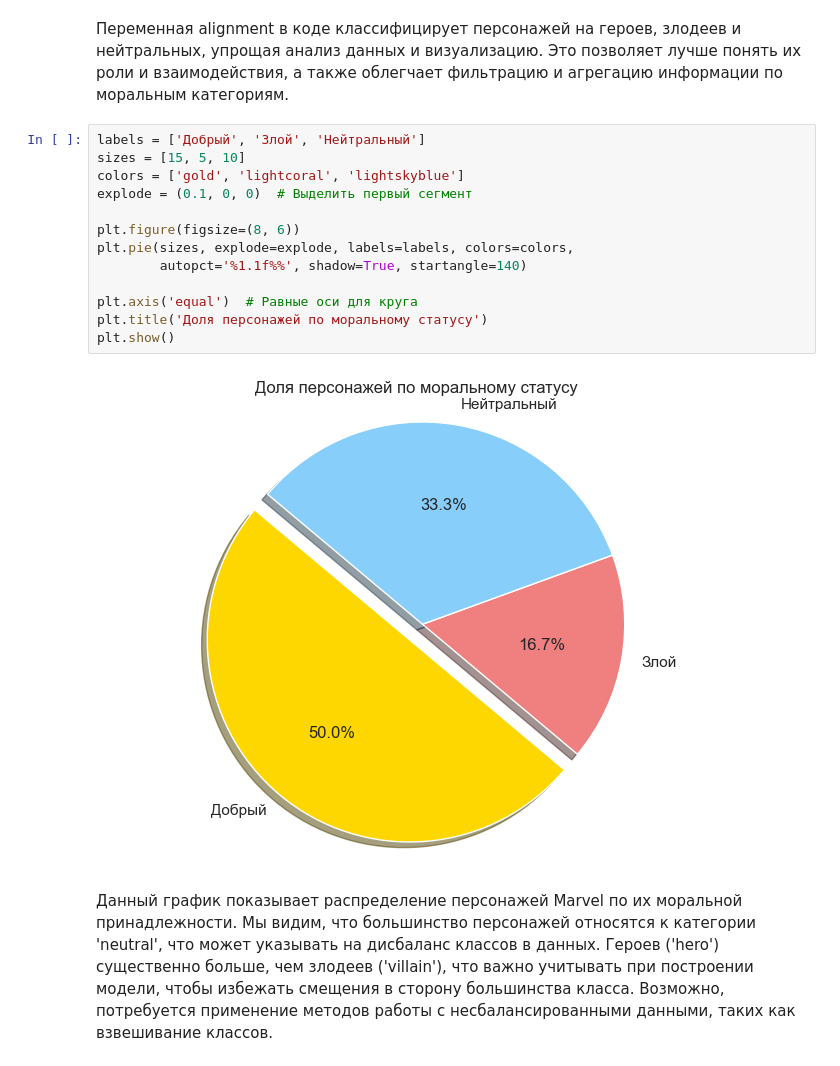
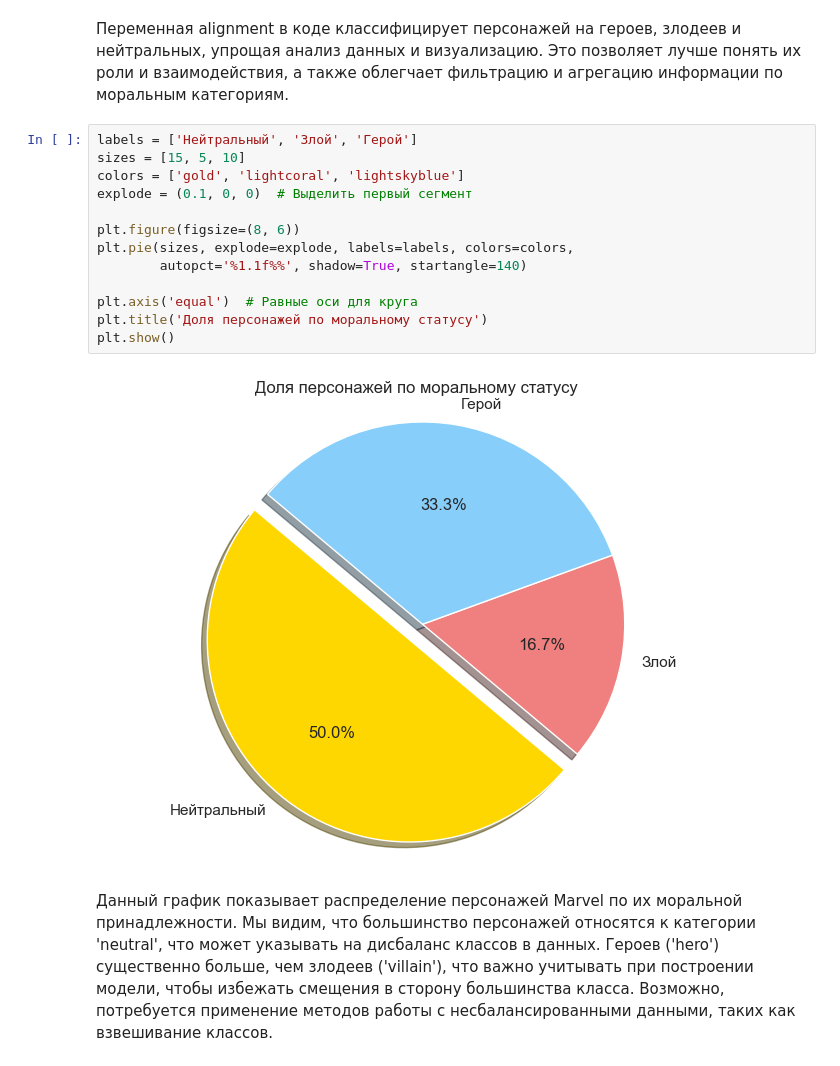
Before and after one commit to akivtt/marvel, a Jupyter notebook: visualizations.ipynb, the cells around one changed output. Cells and saved outputs as stored; diff of their text form.

```diff
--- a/visualizations.ipynb
+++ b/visualizations.ipynb
@@ -102,20 +102,20 @@ df['alignment'] = df['Teams'].apply(get_alignment)
 # %% [markdown]
 Переменная alignment в коде классифицирует персонажей на героев, злодеев и нейтральных, упрощая анализ данных и визуализацию. Это позволяет лучше понять их роли и взаимодействия, а также облегчает фильтрацию и агрегацию информации по моральным категориям.
 # %%
-labels = ['Добрый', 'Злой', 'Нейтральный']
+labels = ['Нейтральный', 'Злой', 'Герой']
 sizes = [15, 5, 10]
 colors = ['gold', 'lightcoral', 'lightskyblue']
 explode = (0.1, 0, 0)  # Выделить первый сегмент
 
 plt.figure(figsize=(8, 6))
 plt.pie(sizes, explode=explode, labels=labels, colors=colors,
         autopct='%1.1f%%', shadow=True, startangle=140)
 
 plt.axis('equal')  # Равные оси для круга
 plt.title('Доля персонажей по моральному статусу')
 plt.show()
 # %% [output]
-[figure, old version]
+[figure, new version]
 # %% [markdown]
 Данный график показывает распределение персонажей Marvel по их моральной принадлежности. Мы видим, что большинство персонажей относятся к категории 'neutral', что может указывать на дисбаланс классов в данных. Героев ('hero') существенно больше, чем злодеев ('villain'), что важно учитывать при построении модели, чтобы избежать смещения в сторону большинства класса. Возможно, потребуется применение методов работы с несбалансированными данными, таких как взвешивание классов.
 # %%
```
Also changed, not shown: parts of 8 cells of this notebook, 2 other files.
